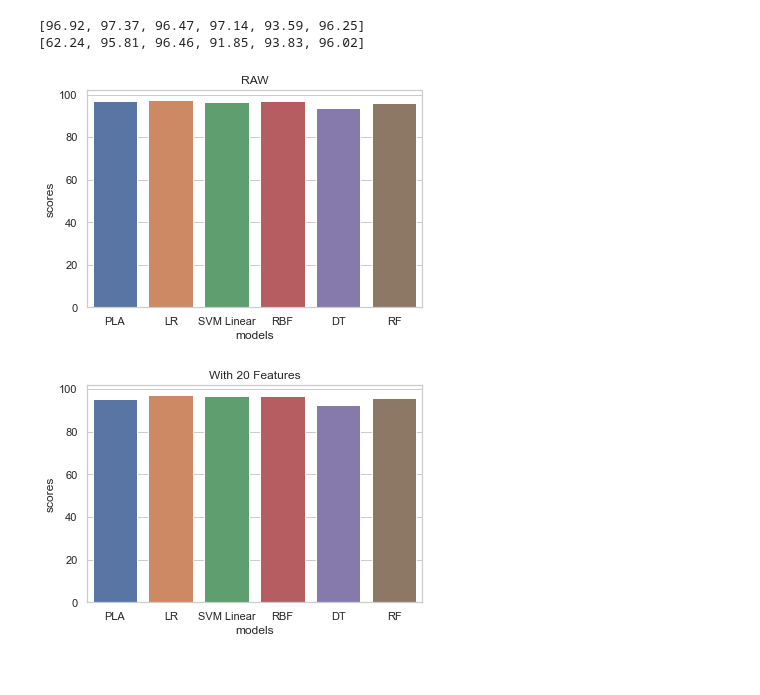
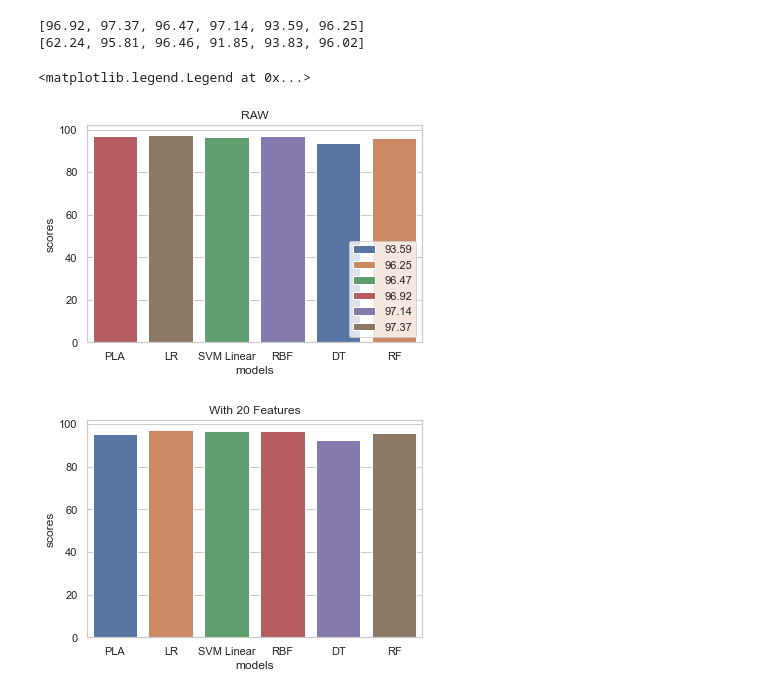
Before and after one commit to muhammed-oztel/CSE4088_ML_Term_Project, a Jupyter notebook: data.ipynb, the cells around one changed output. Cells and saved outputs as stored; diff of their text form; code cells hidden in the pictures.

Commit message:
plot corrected

```diff
--- a/data.ipynb
+++ b/data.ipynb
@@ -235,10 +235,12 @@ print(scores_cor)
 # %%
 models = ["PLA", "LR", "SVM Linear", "RBF", "DT", "RF"]
 sns.set_theme(style="whitegrid")
 df = pd.DataFrame({'models': models, 'scores': scores})
-ax = sns.barplot(x="models", y="scores", data=df).set_title("RAW")
+ax = sns.barplot(x="models", y="scores", data=df,hue="scores", dodge=False).set_title("RAW")
+plt.legend(loc="lower right")
 # %% [output]
+<matplotlib.legend.Legend at 0x...>
-[figure, old version]
+[figure, new version]
 # %%
 sns.set_theme(style="whitegrid")
 df = pd.DataFrame({'models': models, 'scores': scores_20})
```
Also changed, not shown: parts of 1 cell of this notebook.
